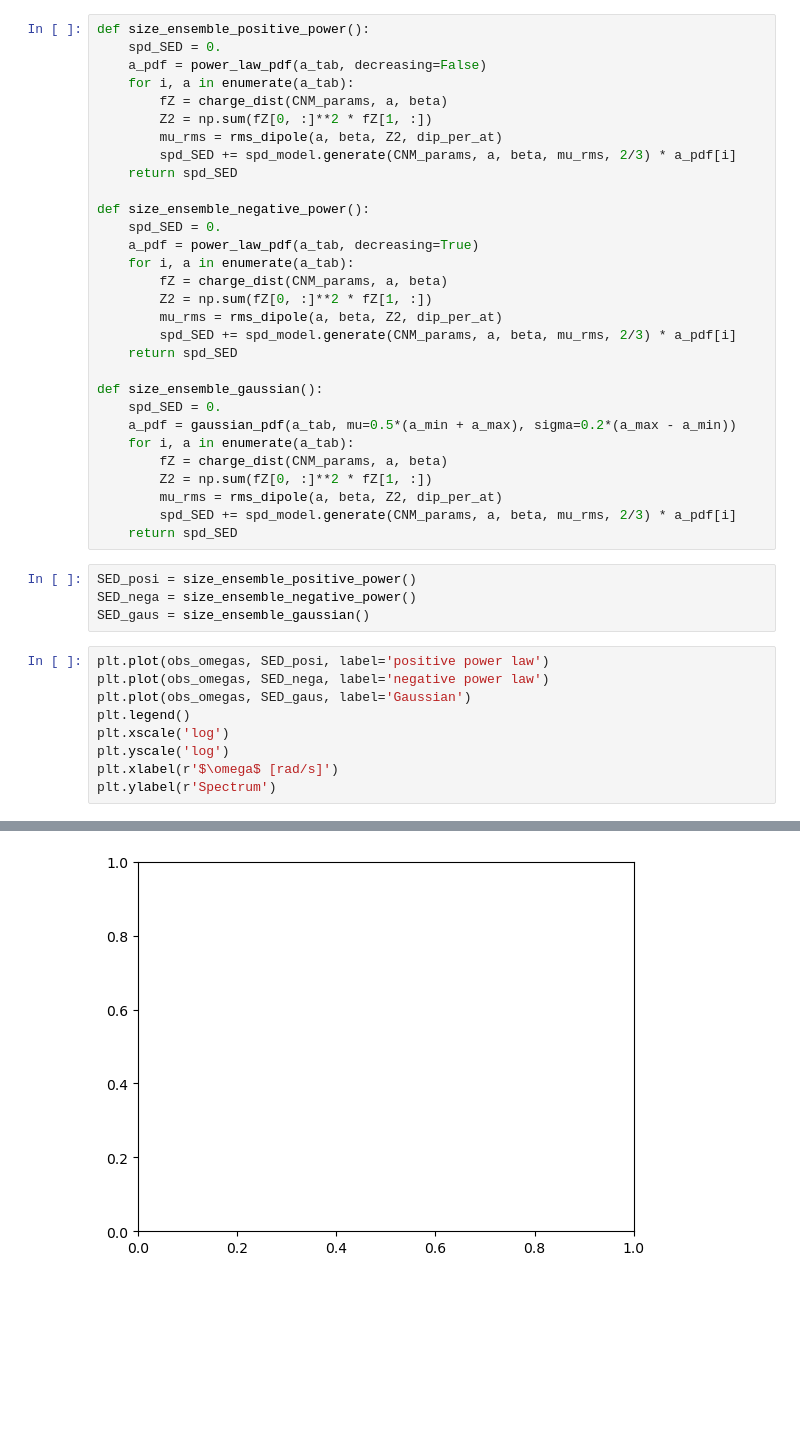
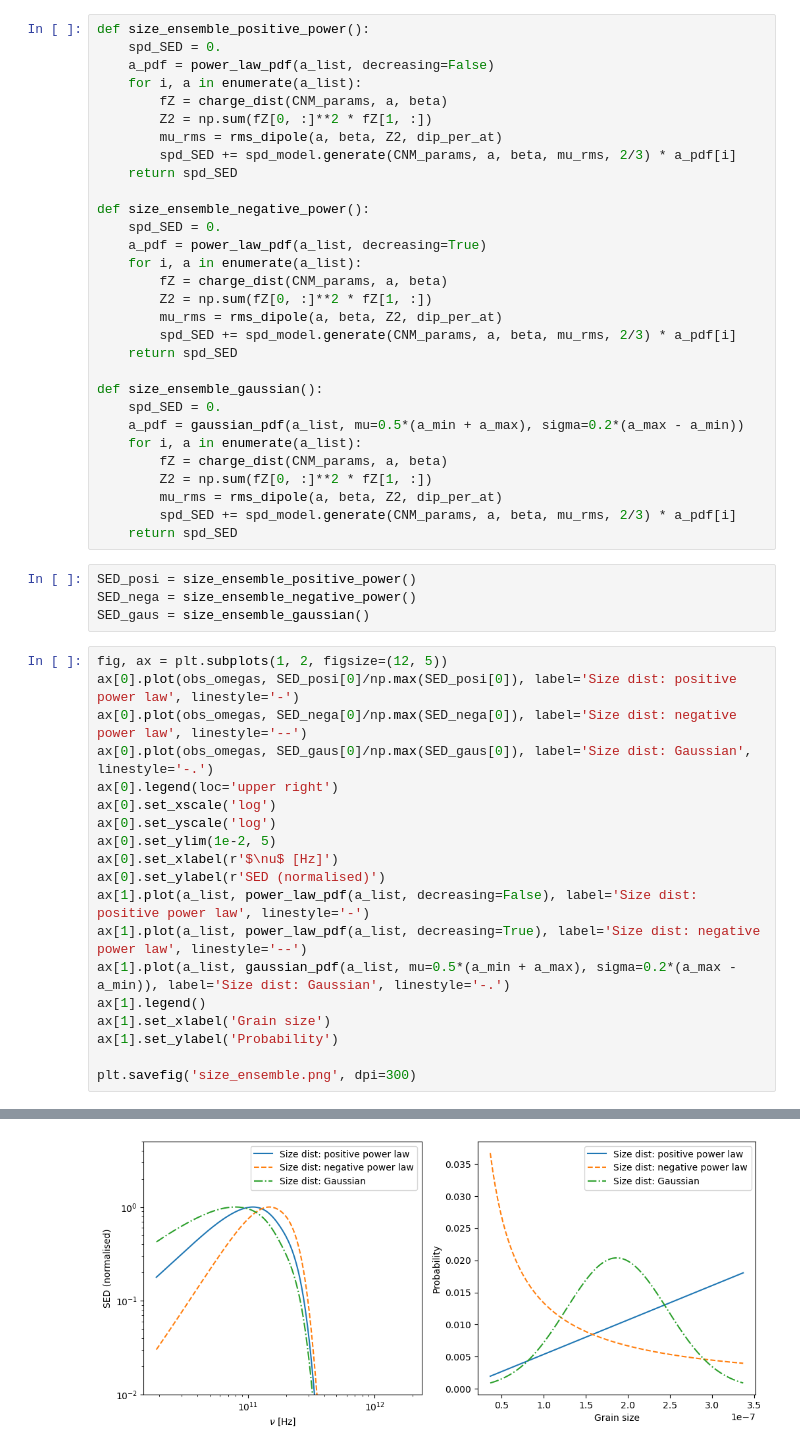
Before and after one commit to zzhang0123/SpyDust, a Jupyter notebook: SpyDust_ME/notebooks/size_ensemble.ipynb, the cells around one changed output, grey strips where cells are left out. Cells and saved outputs as stored; diff of their text form; blank space fills up the shorter version.

Commit message:
new figures

```diff
--- a/SpyDust_ME/notebooks/size_ensemble.ipynb
+++ b/SpyDust_ME/notebooks/size_ensemble.ipynb
@@ -128,8 +128,8 @@ beta = beta_min
 # %%
 def size_ensemble_positive_power():
     spd_SED = 0.
-    a_pdf = power_law_pdf(a_tab, decreasing=False)
-    for i, a in enumerate(a_tab):
+    a_pdf = power_law_pdf(a_list, decreasing=False)
+    for i, a in enumerate(a_list):
         fZ = charge_dist(CNM_params, a, beta)
         Z2 = np.sum(fZ[0, :]**2 * fZ[1, :])
         mu_rms = rms_dipole(a, beta, Z2, dip_per_at)
@@ -138,8 +138,8 @@ def size_ensemble_positive_power():
 
 def size_ensemble_negative_power():
     spd_SED = 0.
-    a_pdf = power_law_pdf(a_tab, decreasing=True)
-    for i, a in enumerate(a_tab):
+    a_pdf = power_law_pdf(a_list, decreasing=True)
+    for i, a in enumerate(a_list):
         fZ = charge_dist(CNM_params, a, beta)
         Z2 = np.sum(fZ[0, :]**2 * fZ[1, :])
         mu_rms = rms_dipole(a, beta, Z2, dip_per_at)
@@ -148,8 +148,8 @@ def size_ensemble_negative_power():
 
 def size_ensemble_gaussian():
     spd_SED = 0.
-    a_pdf = gaussian_pdf(a_tab, mu=0.5*(a_min + a_max), sigma=0.2*(a_max - a_min))
-    for i, a in enumerate(a_tab):
+    a_pdf = gaussian_pdf(a_list, mu=0.5*(a_min + a_max), sigma=0.2*(a_max - a_min))
+    for i, a in enumerate(a_list):
         fZ = charge_dist(CNM_params, a, beta)
         Z2 = np.sum(fZ[0, :]**2 * fZ[1, :])
         mu_rms = rms_dipole(a, beta, Z2, dip_per_at)
@@ -160,12 +160,22 @@ SED_posi = size_ensemble_positive_power()
 SED_nega = size_ensemble_negative_power()
 SED_gaus = size_ensemble_gaussian()
 # %%
-plt.plot(obs_omegas, SED_posi, label='positive power law')
-plt.plot(obs_omegas, SED_nega, label='negative power law')
-plt.plot(obs_omegas, SED_gaus, label='Gaussian')
-plt.legend()
-plt.xscale('log')
-plt.yscale('log')
-plt.xlabel(r'$\omega$ [rad/s]')
-plt.ylabel(r'Spectrum')
+fig, ax = plt.subplots(1, 2, figsize=(12, 5))
+ax[0].plot(obs_omegas, SED_posi[0]/np.max(SED_posi[0]), label='Size dist: positive power law', linestyle='-')
+ax[0].plot(obs_omegas, SED_nega[0]/np.max(SED_nega[0]), label='Size dist: negative power law', linestyle='--')
+ax[0].plot(obs_omegas, SED_gaus[0]/np.max(SED_gaus[0]), label='Size dist: Gaussian', linestyle='-.')
+ax[0].legend(loc='upper right')
+ax[0].set_xscale('log')
+ax[0].set_yscale('log')
+ax[0].set_ylim(1e-2, 5)
+ax[0].set_xlabel(r'$\nu$ [Hz]')
+ax[0].set_ylabel(r'SED (normalised)')
+ax[1].plot(a_list, power_law_pdf(a_list, decreasing=False), label='Size dist: positive power law', linestyle='-')
+ax[1].plot(a_list, power_law_pdf(a_list, decreasing=True), label='Size dist: negative power law', linestyle='--')
+ax[1].plot(a_list, gaussian_pdf(a_list, mu=0.5*(a_min + a_max), sigma=0.2*(a_max - a_min)), label='Size dist: Gaussian', linestyle='-.')
+ax[1].legend()
+ax[1].set_xlabel('Grain size')
+ax[1].set_ylabel('Probability')
+
+plt.savefig('size_ensemble.png', dpi=300)
 # %% [output]
@@ -173 +182 @@ ValueError: x and y must have same first dimension, but have shapes (1000,) and
-[figure, old version]
+[figure, new version]
```
Also changed, not shown: parts of 2 cells of this notebook, 2 other files.
